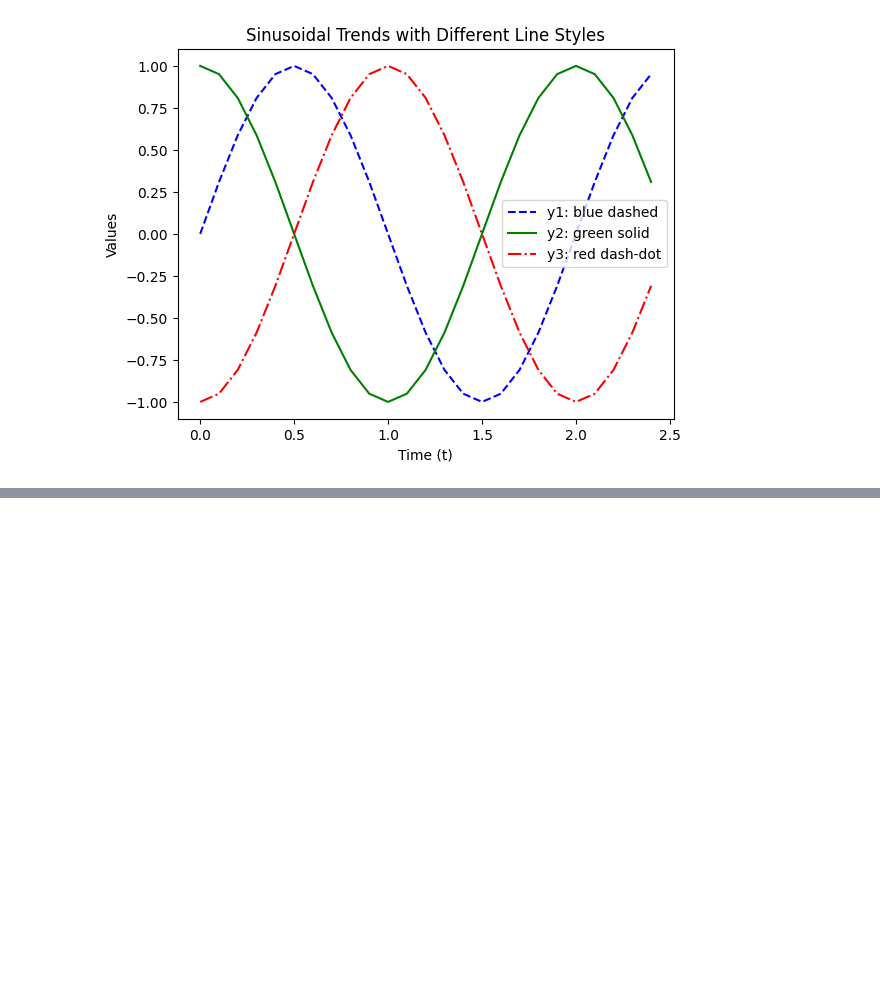
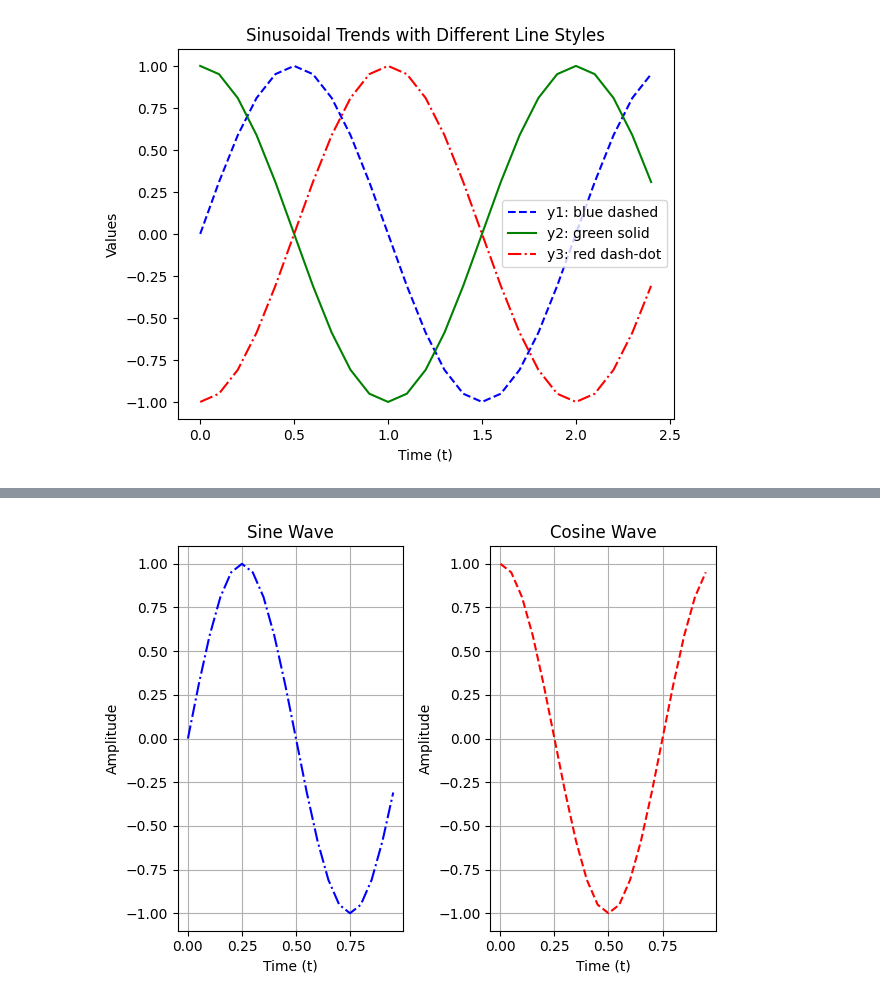
Before and after one commit to ShilpaVasista/PDA---23CSE313, a Jupyter notebook: Module_5_DV_with_matplotlib.ipynb, the cells around one changed output, grey strips where cells are left out. Cells and saved outputs as stored; diff of their text form; code cells hidden in the pictures; blank space fills up the shorter version.

```diff
--- a/Module_5_DV_with_matplotlib.ipynb
+++ b/Module_5_DV_with_matplotlib.ipynb
@@ -243,0 +314,32 @@ plt.show()
+# %%
+import numpy as np
+import matplotlib.pyplot as plt
+
+# Data
+t = np.arange(0., 1., 0.05)  # Time points
+y1 = np.sin(2 * np.pi * t)  # Sine wave
+y2 = np.cos(2 * np.pi * t)  # Cosine wave
+
+# First subplot (Sine wave)
+plt.subplot(121)  # 1 row, 2 columns, first plot
+plt.plot(t, y1, 'b-.')  # Blue dashed-dot line for sine
+plt.title("Sine Wave")  # Title for first subplot
+plt.xlabel("Time (t)")  # X-axis label
+plt.ylabel("Amplitude")  # Y-axis label
+plt.grid(True)  # Add grid
+
+# Second subplot (Cosine wave)
+plt.subplot(122)  # 1 row, 2 columns, second plot
+plt.plot(t, y2, 'r--')  # Red dashed line for cosine
+plt.title("Cosine Wave")  # Title for second subplot
+plt.xlabel("Time (t)")  # X-axis label
+plt.ylabel("Amplitude")  # Y-axis label
+plt.grid(True)  # Add grid
+
+# Adjust layout to prevent overlap
+plt.tight_layout()
+
+# Display the plots
+plt.show()
+# %% [output]
+[figure, added]
```
Also changed, not shown: parts of 31 cells of this notebook.
